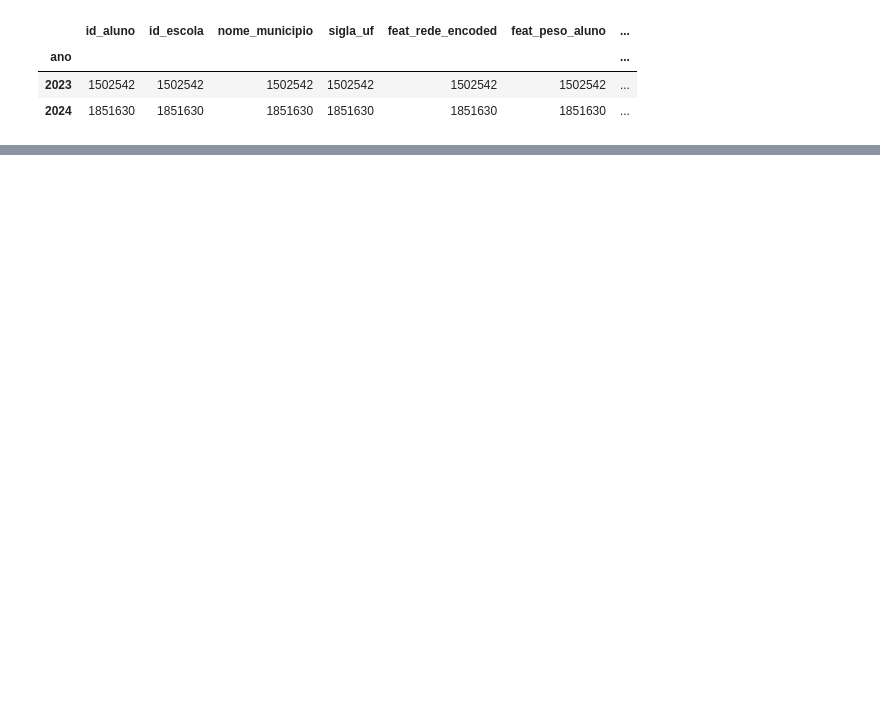
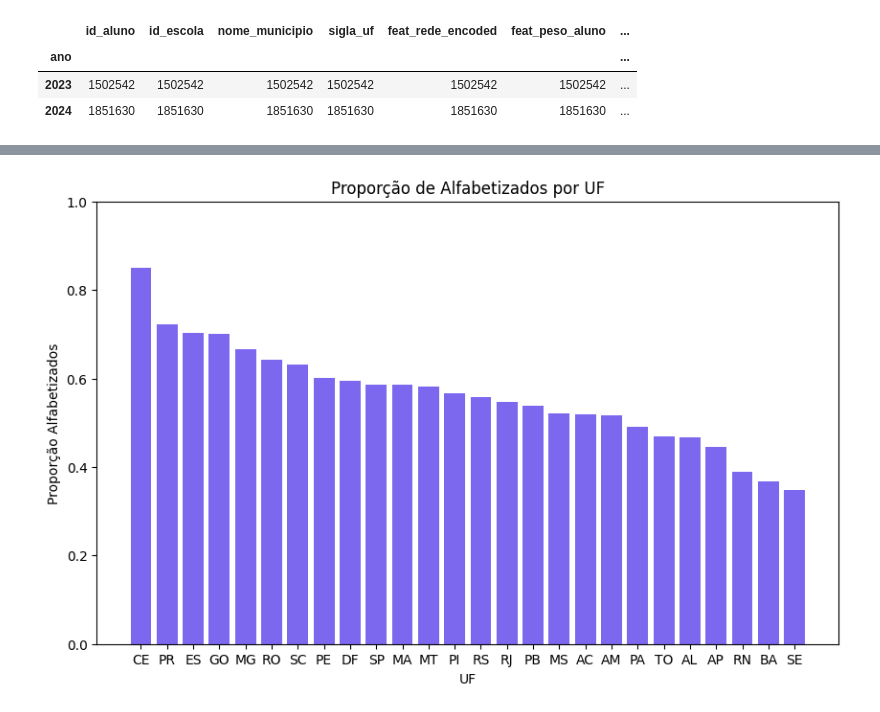
Before and after one commit to giusepelopes/modelagem_alfabetizacao, a Jupyter notebook: notebooks/EDA.ipynb, the cells around one changed output, grey strips where cells are left out. Cells and saved outputs as stored; diff of their text form; code cells hidden in the pictures; blank space fills up the shorter version.

```diff
--- a/notebooks/EDA.ipynb
+++ b/notebooks/EDA.ipynb
@@ -44,0 +124,5 @@ df.groupby('ano').count()
+# %%
+proporcao_alfabetizados_uf = ((df.groupby("sigla_uf")["target_alfabetizado"].sum().reset_index().set_index("sigla_uf")['target_alfabetizado']) /
+                           (df.groupby("sigla_uf")["target_alfabetizado"].count().reset_index().set_index("sigla_uf")['target_alfabetizado'])).reset_index()
+# %%
+proporcao_alfabetizados_uf = proporcao_alfabetizados_uf.rename(columns={"target_alfabetizado": "proporcao_alfabetizados"})
@@ -44,0 +151,13 @@ df.groupby('ano').count()
+# %%
+proporcao_alfabetizados_uf = proporcao_alfabetizados_uf.sort_values(by='proporcao_alfabetizados', ascending=False)
+plt.figure(figsize=(10, 6))
+plt.bar(proporcao_alfabetizados_uf['sigla_uf'], proporcao_alfabetizados_uf['proporcao_alfabetizados'], color='mediumslateblue')
+
+plt.ylim(0, 1)
+
+plt.title('Proporção de Alfabetizados por UF')
+plt.xlabel('UF')
+plt.ylabel('Proporção Alfabetizados')
+plt.show()
+# %% [output]
+[figure, added]
```
Also changed, not shown: parts of 23 cells of this notebook, 2 other files.
